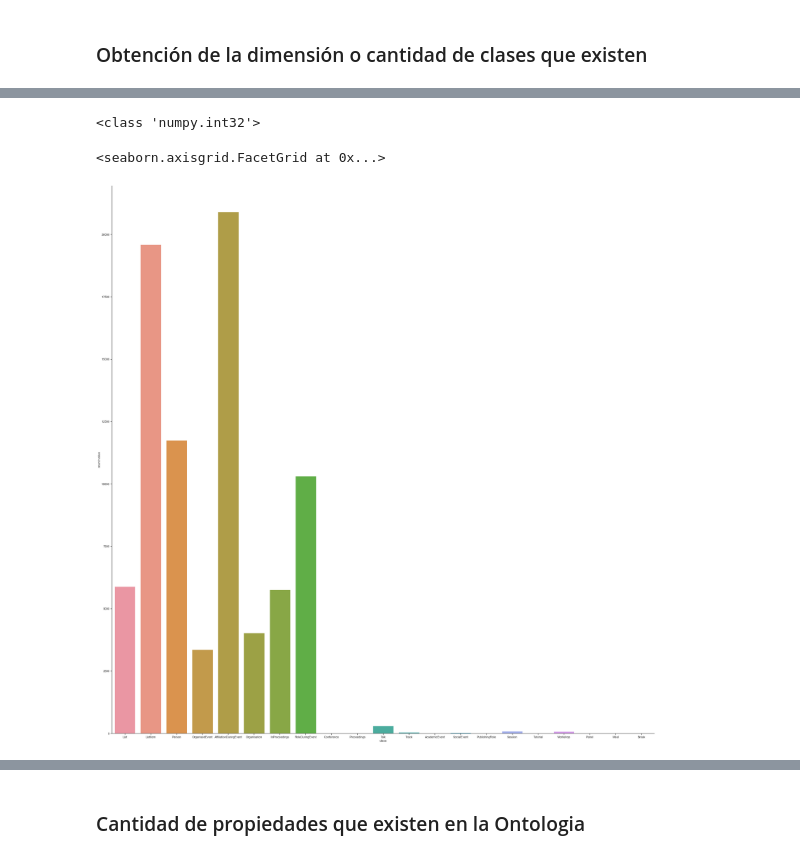
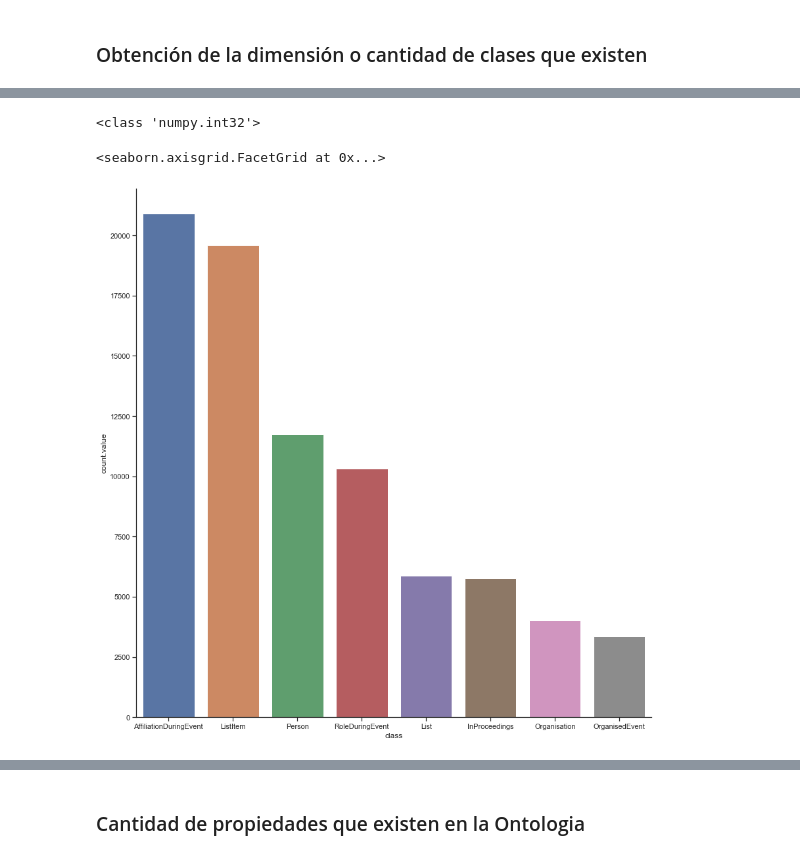
Before and after one commit to juanyanza11/Consumo-enriquecimiento-y-visualizaci-n-SKG, a Jupyter notebook: Proy-BIM2.ipynb, the cells around one changed output, grey strips where cells are left out. Cells and saved outputs as stored; diff of their text form; code cells hidden in the pictures.

```diff
--- a/Proy-BIM2.ipynb
+++ b/Proy-BIM2.ipynb
@@ -64,13 +45,14 @@ df
 # %%
 df['count.value'] = df['count.value'].astype(int)
 print(type(df["count.value"][0]))
+df = df.sort_values('count.value',ascending=False).head(8)
 
 import seaborn as sns
 import matplotlib.pyplot as plt
 sns.set_theme(style="ticks", color_codes=True)
 
-sns.catplot(x="class", y="count.value", kind="bar", data=df, size=30)
+sns.catplot(x="class", y="count.value", kind="bar", data=df, size=12)
 # %% [output]
 <class 'numpy.int32'>
 <seaborn.axisgrid.FacetGrid at 0x...>
-[figure, old version]
+[figure, new version]
```
Also changed, not shown: parts of 15 cells of this notebook, 1 other file.
